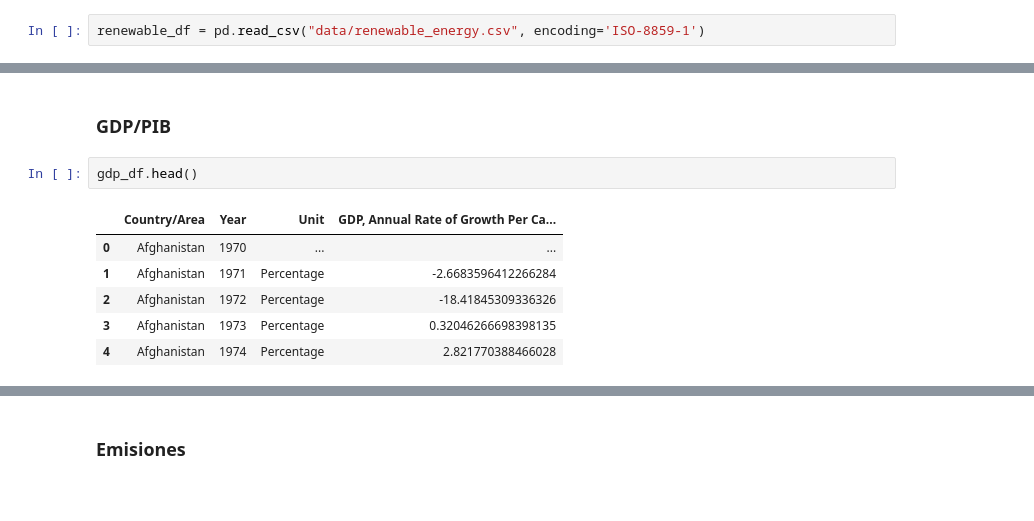
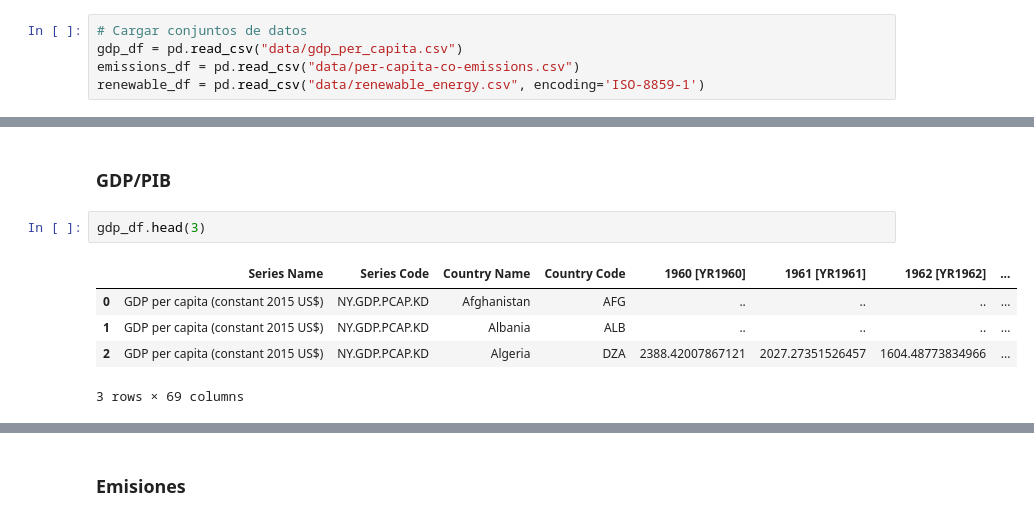
Before and after one commit to katiemackness/time-series-analysis, a Jupyter notebook: crecimiento-economico-sostenibilidad-es.ipynb, the cells around one changed output, grey strips where cells are left out. Saved outputs shown, nothing was run; the diff lists cells and outputs as text; blank space fills up the shorter version.

```diff
--- a/crecimiento-economico-sostenibilidad-es.ipynb
+++ b/crecimiento-economico-sostenibilidad-es.ipynb
@@ -34,15 +31,17 @@ emissions_df = pd.read_csv("data/emissions.csv")
 # %%
+# Cargar conjuntos de datos
+gdp_df = pd.read_csv("data/gdp_per_capita.csv")
+emissions_df = pd.read_csv("data/per-capita-co-emissions.csv")
 renewable_df = pd.read_csv("data/renewable_energy.csv", encoding='ISO-8859-1')
 # %% [markdown]
 ## Preprocesamiento
 # %% [markdown]
 ### GDP/PIB
 # %%
-gdp_df.head()
+gdp_df.head(3)
 # %% [output]
-|  | Country/Area | Year | Unit | GDP, Annual Rate of Growth Per Ca... |
-| 0 | Afghanistan | 1970 | ... | ... |
-| 1 | Afghanistan | 1971 | Percentage | -2.6683596412266284 |
-| 2 | Afghanistan | 1972 | Percentage | -18.41845309336326 |
-| 3 | Afghanistan | 1973 | Percentage | 0.32046266698398135 |
-| 4 | Afghanistan | 1974 | Percentage | 2.821770388466028 |
+|  | Series Name | Series Code | Country Name | Country Code | 1960 [YR1960] | 1961 [YR1961] | 1962 [YR1962] | ... |
+| 0 | GDP per capita (constant 2015 US$) | NY.GDP.PCAP.KD | Afghanistan | AFG | .. | .. | .. | ... |
+| 1 | GDP per capita (constant 2015 US$) | NY.GDP.PCAP.KD | Albania | ALB | .. | .. | .. | ... |
+| 2 | GDP per capita (constant 2015 US$) | NY.GDP.PCAP.KD | Algeria | DZA | 2388.42007867121 | 2027.27351526457 | 1604.48773834966 | ... |
+3 rows × 69 columns
```
Also changed, not shown: parts of 52 cells of this notebook.
